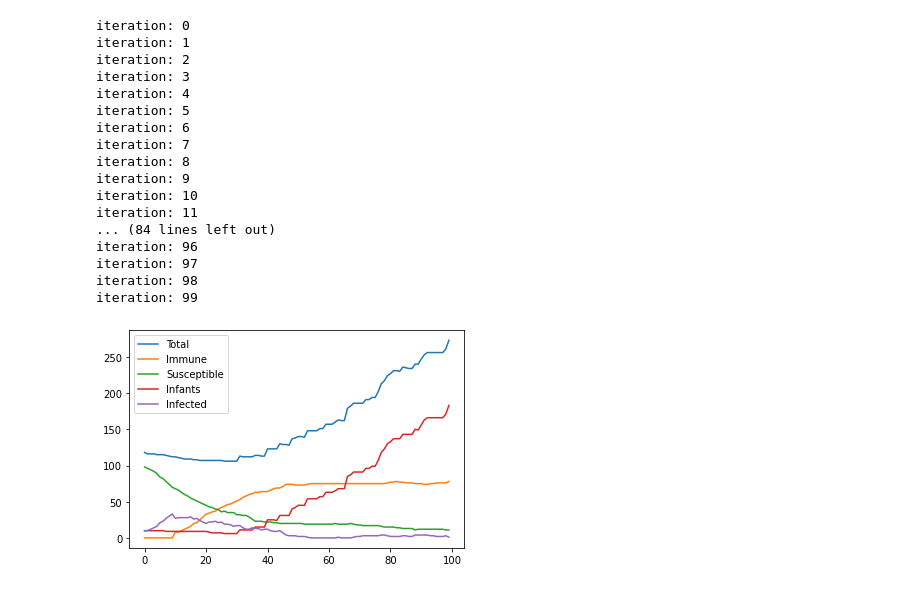
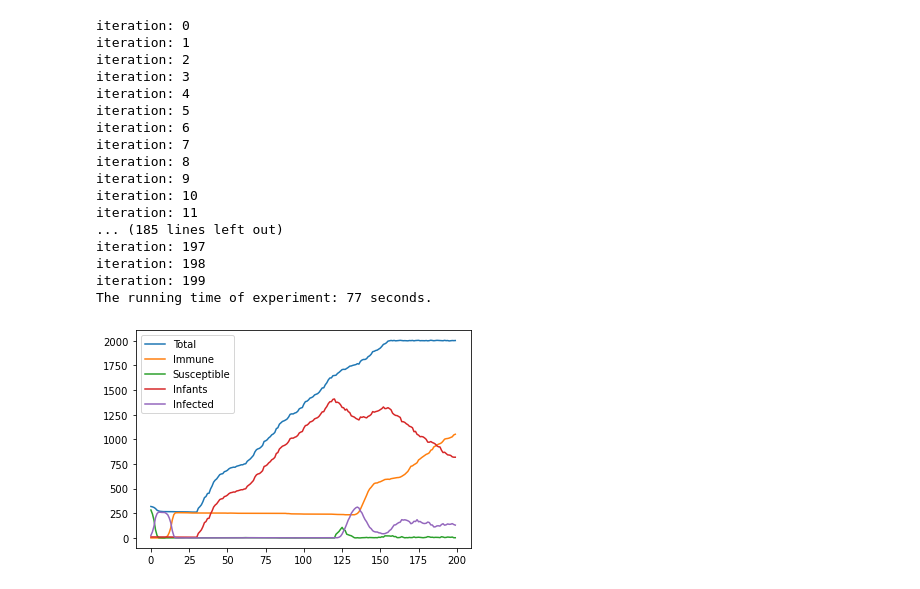
Before and after one commit to TtttttH/COM6009, a Jupyter notebook: Simulation.ipynb, the cells around one changed output. Drawn from its saved outputs; the diff is of its cells as text; code cells hidden in the pictures.

```diff
--- a/Simulation.ipynb
+++ b/Simulation.ipynb
@@ -15,11 +15,11 @@ import matplotlib
 import matplotlib.pyplot as plt
 # %%
 # create the environment
-env = Environment(shape = [20,20])
+env = Environment(shape = [10,10])
 
 #create agents(infants and adults)
 Ninfants = 10
-Nadults = 100
+Nadults = 300
 Infected_Adults = 10
 agents = []
 
@@ -33,7 +33,9 @@ for i in range(Infected_Adults):
     infected_adult = Rabbit(age = np.random.randint(90,300), position = env.get_random_location(), infected=True)
     agents.append(infected_adult)
 # %%
-record, sus, infected, immune, total, infant, agents = run_ecolab(env, agents, Niteration=[0, 100])
+record, sus_num, infected_num, immune_num, total, infant_num, agents = run_ecolab(env, agents,
+                                                                                  Niteration=[0, 200],
+                                                                                  max_density=20)
 # %% [output]
 iteration: 0
 iteration: 1
@@ -47,11 +49,11 @@ iteration: 8
 iteration: 9
 iteration: 10
 iteration: 11
-... (84 lines left out)
-iteration: 96
-iteration: 97
-iteration: 98
-iteration: 99
+... (185 lines left out)
+iteration: 197
+iteration: 198
+iteration: 199
+The running time of experiment: 77 seconds.
 # %%
 # for i in range(100):
 #     infected_adult = Rabbit(age = np.random.randint(90,300), position = env.get_random_location(), infected=True)
@@ -62,19 +64,19 @@ iteration: 99
 # %%
 %matplotlib inline
 
 fig, ax = plt.subplots()
 ax.plot(total, label='Total')
-ax.plot(immune, label='Immune')
-ax.plot(sus, label='Susceptible')
-ax.plot(infant, label='Infants')
-ax.plot(infected, label='Infected')
+ax.plot(immune_num, label='Immune')
+ax.plot(sus_num, label='Susceptible')
+ax.plot(infant_num, label='Infants')
+ax.plot(infected_num, label='Infected')
 #ax.plot(male, label='Male')
 #ax.plot(female, label='Female')
 
 
 leg = ax.legend();
 # %% [output]
-[figure, old version]
+[figure, new version]
 # %%
 def draw_animation(fig,record,fps=20,saveto=None):
     """
```
Also changed, not shown: parts of 8 cells of this notebook, 2 other files.
